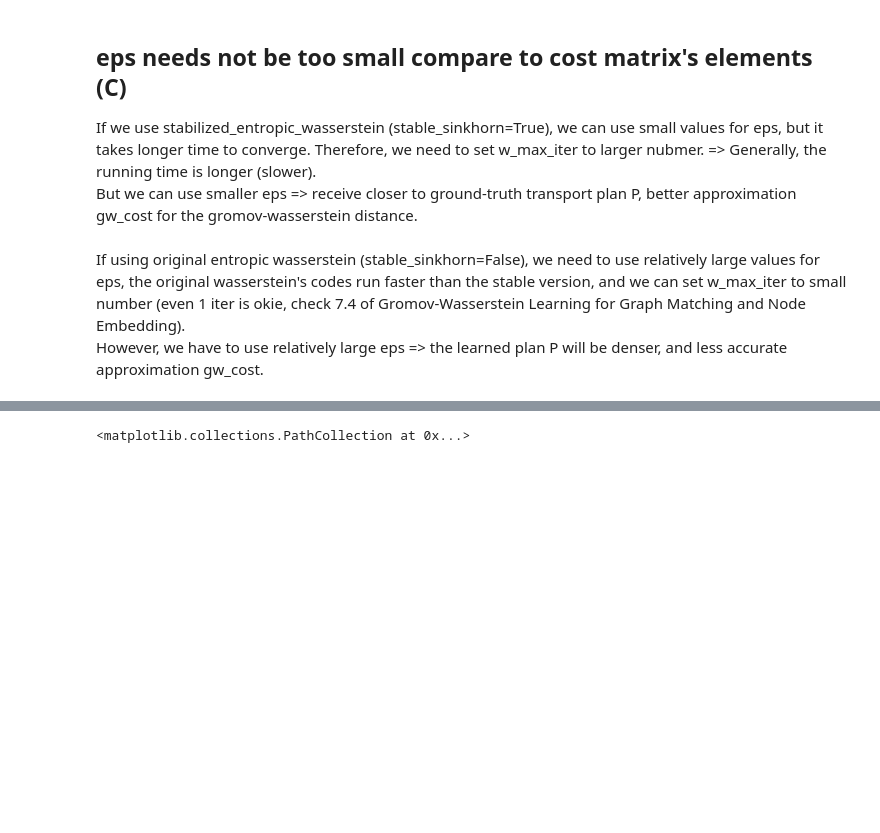
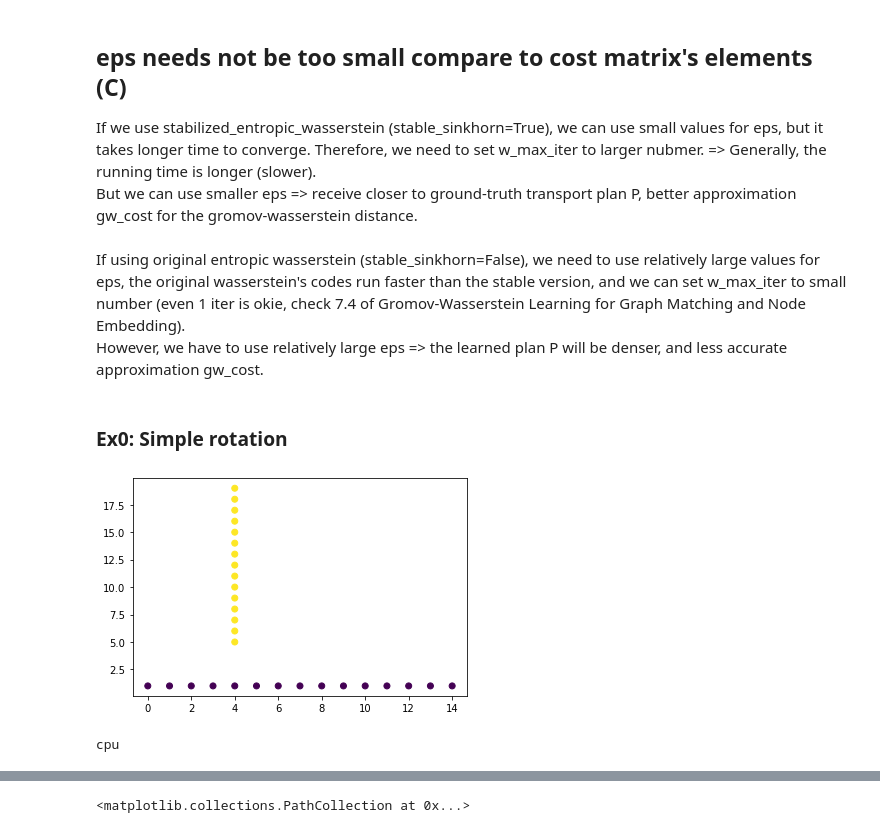
Before and after one commit to phucdoitoan/Optimal-Transport-Distance, a Jupyter notebook: gromov-wasserstein_examples.ipynb, the cells around one changed output, grey strips where cells are left out. Saved outputs shown, nothing was run; the diff lists cells and outputs as text; code cells hidden in the pictures; blank space fills up the shorter version.

```diff
--- a/gromov-wasserstein_examples.ipynb
+++ b/gromov-wasserstein_examples.ipynb
@@ -28,3 +31,50 @@ But we can use smaller eps => receive closer to ground-truth transport plan P, b
 If using original entropic wasserstein (stable_sinkhorn=False), we need to use relatively large values for eps, the original wasserstein's codes run faster than the stable version, and we can set w_max_iter to small number (even 1 iter is okie, check 7.4 of Gromov-Wasserstein Learning for Graph Matching and Node Embedding).
 \
 However, we have to use relatively large eps => the learned plan P will be denser, and less accurate approximation gw_cost.
+# %% [markdown]
+### Ex0: Simple rotation
+# %%
+# randomly create point clouds x, y
+# y is just a translated cloud from x
+
+PI = torch.tensor(torch.acos(torch.zeros(1)).item() * 2)
+theta = PI * 1/2
+rotation = torch.tensor([[torch.cos(theta), -torch.sin(theta)],
+                         [torch.sin(theta), torch.cos(theta)]])
+
+#x = torch.randn((500, 2)) + 10
+x = torch.tensor([[0., 0.], [0., 2.], [1., 0.], [1., 1.]])
+
+n = 15
+x = torch.tensor([[i, 0*i + 1] for i in range(n)]).float()
+#y = x.clone() + 5
+y = x @ rotation.T + 5
+
+#noise = torch.randn(y.shape) * 2
+
+px = torch.ones(x.shape[0])
+px /= px.sum()
+
+py = torch.ones(y.shape[0])
+py /= py.sum()
+# %%
+# visualize the points in 2D
+
+points = torch.cat((x,y), dim=0)
+colors = torch.cat((torch.zeros(x.shape[0]), torch.ones(y.shape[0])), dim=0)
+
+plt.scatter(points[:,0], points[:, 1], c=colors)
+
+plt.savefig('simple_rotation_points.png')
+# %% [output]
+[figure, added]
+# %%
+device = torch.device('cuda:0' if torch.cuda.is_available() else 'cpu')
+print(device)
+
+x = x.to(device)
+y = y.to(device)
+px = px.to(device)
+py = py.to(device)
+# %% [output]
+cpu
```
Also changed, not shown: parts of 8 cells of this notebook, 6 other files.
